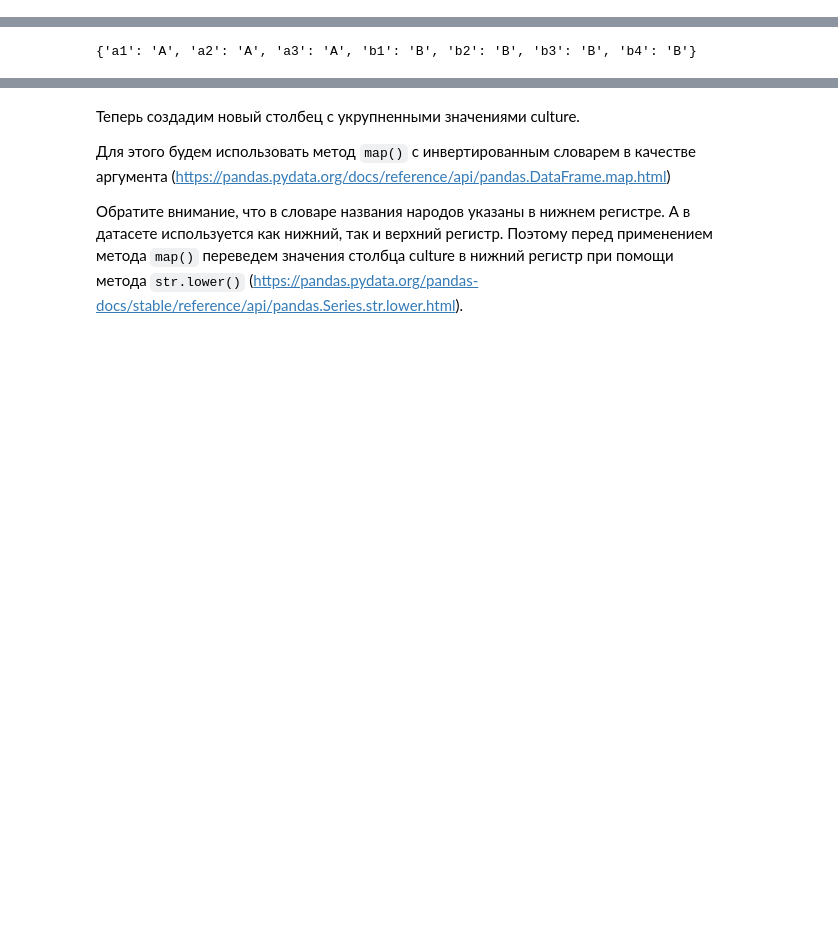
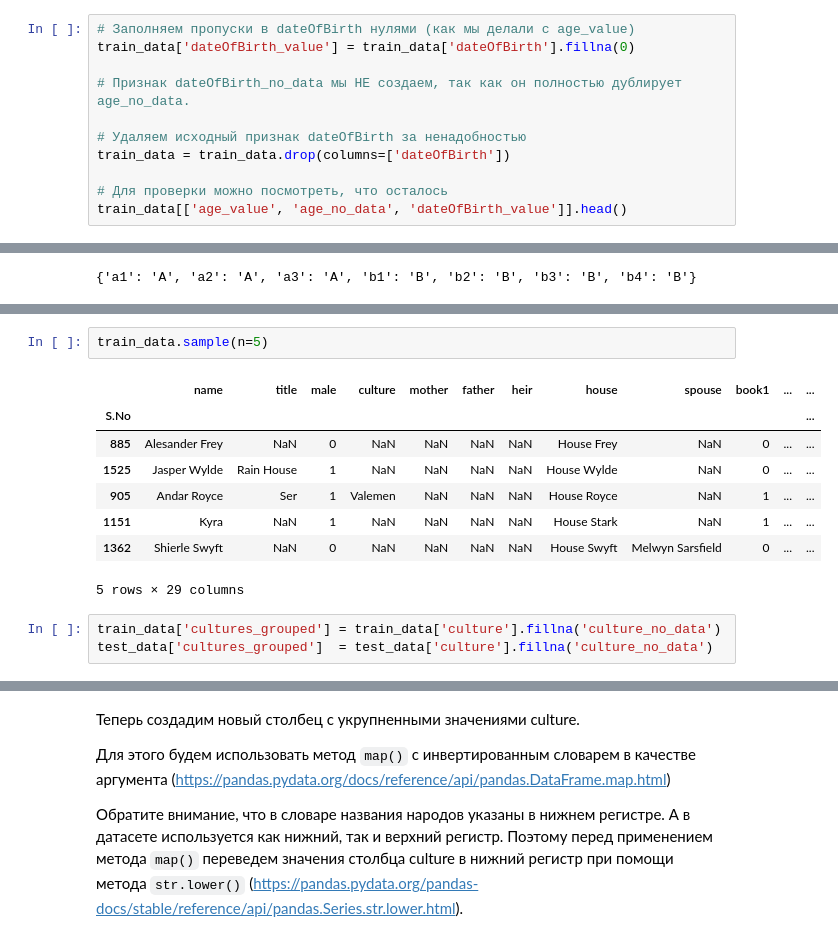
Before and after one commit to Almas1989/machine_learning, a Jupyter notebook: hw_1_game_of_thrones.ipynb, the cells around one changed output, grey strips where cells are left out. Saved outputs shown, nothing was run; the diff lists cells and outputs as text; blank space fills up the shorter version.

```diff
--- a/hw_1_game_of_thrones.ipynb
+++ b/hw_1_game_of_thrones.ipynb
@@ -478,3 +584,14 @@ train_data['age_no_data'] = [1 if np.isnan(x) else 0 for x in train_data['age']]
 # %% [markdown]
 Если вы заходите похожим образом образом обработать признак `dateOfBirth`, **обратите внимание**, что у одних и тех же персонажей не указан и возраст, и год рождения.
 То есть созданные признаки `age_no_data` и `dateOfBirth_no_data` будут полностью совпадать, и в модель надо будет включать только один из признаков: или `age_no_data`, или `dateOfBirth_no_data`.
+# %%
+# Заполняем пропуски в dateOfBirth нулями (как мы делали с age_value)
+train_data['dateOfBirth_value'] = train_data['dateOfBirth'].fillna(0)
+
+# Признак dateOfBirth_no_data мы НЕ создаем, так как он полностью дублирует age_no_data.
+
+# Удаляем исходный признак dateOfBirth за ненадобностью
+train_data = train_data.drop(columns=['dateOfBirth'])
+
+# Для проверки можно посмотреть, что осталось
+train_data[['age_value', 'age_no_data', 'dateOfBirth_value']].head()
@@ -544,0 +726,14 @@ d_inverted
+# %%
+train_data.sample(n=5)
+# %% [output]
+|  | name | title | male | culture | mother | father | heir | house | spouse | book1 | ... | ... |
+| S.No |  |  |  |  |  |  |  |  |  |  |  | ... |
+| 885 | Alesander Frey | NaN | 0 | NaN | NaN | NaN | NaN | House Frey | NaN | 0 | ... | ... |
+| 1525 | Jasper Wylde | Rain House | 1 | NaN | NaN | NaN | NaN | House Wylde | NaN | 0 | ... | ... |
+| 905 | Andar Royce | Ser | 1 | Valemen | NaN | NaN | NaN | House Royce | NaN | 1 | ... | ... |
+| 1151 | Kyra | NaN | 1 | NaN | NaN | NaN | NaN | House Stark | NaN | 1 | ... | ... |
+| 1362 | Shierle Swyft | NaN | 0 | NaN | NaN | NaN | NaN | House Swyft | Melwyn Sarsfield | 0 | ... | ... |
+5 rows × 29 columns
+# %%
+train_data['cultures_grouped'] = train_data['culture'].fillna('culture_no_data')
+test_data['cultures_grouped']  = test_data['culture'].fillna('culture_no_data')
```
Also changed, not shown: parts of 68 cells of this notebook.
